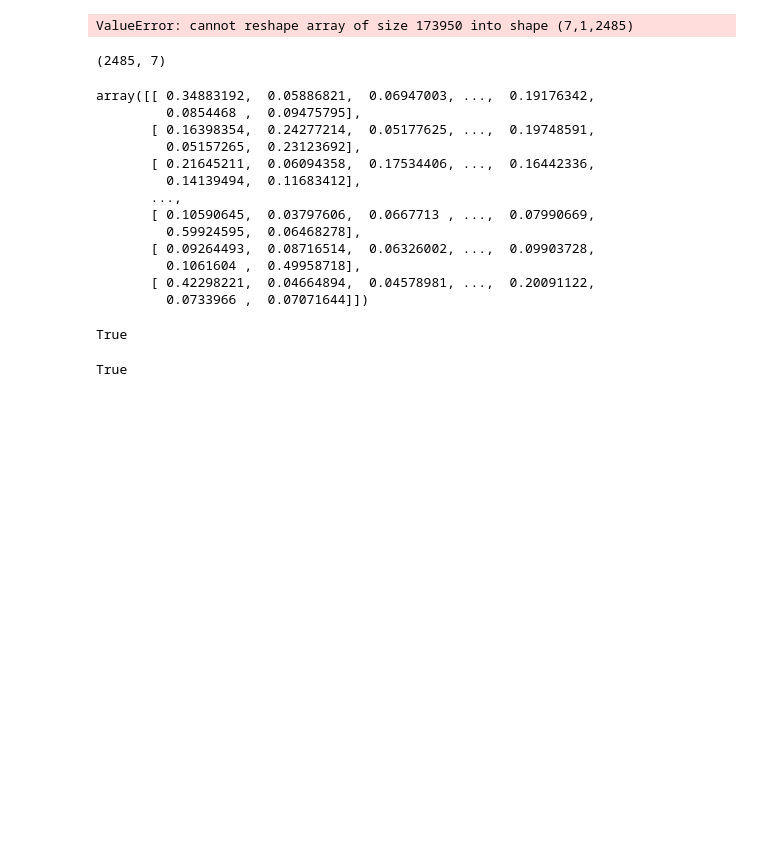
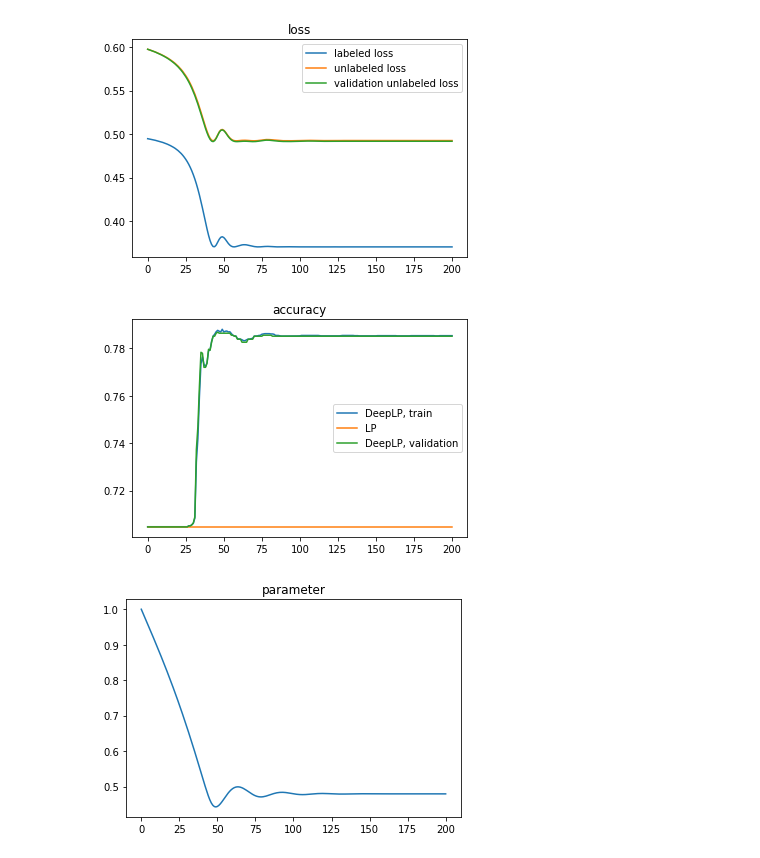
Before and after one commit to kojino/dlp_for_cluster, a Jupyter notebook: main_multiclass.ipynb, the cells around one changed output. Cells and saved outputs as stored; diff of their text form; code cells hidden in the pictures; blank space fills up the shorter version.

```diff
--- a/main_multiclass.ipynb
+++ b/main_multiclass.ipynb
@@ -1,6 +1,7 @@
 # %%
 from __future__ import print_function
 import numpy as np
+import pandas as pd
 import tensorflow as tf
 import matplotlib.pyplot as plt
 
@@ -11,7 +12,7 @@ unlabel_prob = 0.95 # probability of labels to be unlabeled
 percentile = 0     # when a graph is not given, construct a graph
                     # dropping nodes under this percentile
 
-sigma = 1.5         # sigma hyperparameter for RBF kernel
+sigma = 1         # sigma hyperparameter for RBF kernel
 
 hard = False
 
@@ -21,7 +22,7 @@ hard = False
 true_labels, features, graph = DataT.DataT.load_cora(multiclass=False)
 labels, is_labeled, labeled_indices, unlabeled_indices = utils.random_unlabel(true_labels,unlabel_prob=unlabel_prob,multiclass=True,seed=1)
 solution = true_labels[unlabeled_indices]
-weights, graph   = utils.rbf_kernel(features,s=sigma,G=graph,percentile=percentile)
+weights, graph   = utils.rbf_kernel(features,s=sigma,G=[],percentile=percentile)
 num_nodes = len(labels)
 num_classes = true_labels.shape[1]
 # %% [output]
@@ -28,0 +52,13 @@ graph given
+# %%
+sigma =
+dlp_rbf = DeepLP_RBFT.DeepLP_RBFT(val_num_nodes,
+                          num_classes,
+                          val_features,
+                          val_graph,
+                          sigma,
+                          num_iter=args.num_iter,
+                          lr=args.lr,
+                          regularize=args.regularize,
+                          loss_type=args.loss,
+                          graph_sparse=True)
+dlp_rbf.train(val_data,val_validation_data,args.num_epoch)
@@ -51,5 +178,5 @@ print("[Iter]　Accuracy:", utils.accuracy(solution, lp_iter_onehot[unlabeled_in
 # %%
-data, validation_data = Data.Data.prepare(labels,labeled_indices,true_labels,2,num_classes,num_samples,num_nodes)
+data, validation_data = DataT.DataT.prepare(labels,labeled_indices,true_labels,2,num_classes,num_samples,num_nodes)
 # %%
 dlp = DeepLPT.DeepLPT(num_nodes,num_classes,weights,num_iter=100,lr=0.1)
 # %%
@@ -398,32 +208,6 @@ array([[ 1.,  0.,  0., ...,  0.,  0.,  0.],
-# %%
-np.tile(labels.T,num_samples)
-# %% [output]
-ValueError: cannot reshape array of size 173950 into shape (7,1,2485)
-# %%
-yhat_[:,0,:].T.shape
-# %% [output]
-(2485, 7)
-# %%
-a
-# %% [output]
-array([[ 0.34883192,  0.05886821,  0.06947003, ...,  0.19176342,
-         0.0854468 ,  0.09475795],
-       [ 0.16398354,  0.24277214,  0.05177625, ...,  0.19748591,
-         0.05157265,  0.23123692],
-       [ 0.21645211,  0.06094358,  0.17534406, ...,  0.16442336,
-         0.14139494,  0.11683412],
-       ...,
-       [ 0.10590645,  0.03797606,  0.0667713 , ...,  0.07990669,
-         0.59924595,  0.06468278],
-       [ 0.09264493,  0.08716514,  0.06326002, ...,  0.09903728,
-         0.1061604 ,  0.49958718],
-       [ 0.42298221,  0.04664894,  0.04578981, ...,  0.20091122,
-         0.0733966 ,  0.07071644]])
-# %%
-(yhat_[:,0,:].T>a-0.000001).all()
-# %% [output]
-True
-# %%
-(yhat_[:,0,:].T<a+0.000001).all()
-# %% [output]
-True
+# %%
+dlp_rbf.plot()
+# %% [output]
+[figure, added]
+[figure, added]
+[figure, added]
```
Also changed, not shown: parts of 41 cells of this notebook, 3 other files.
